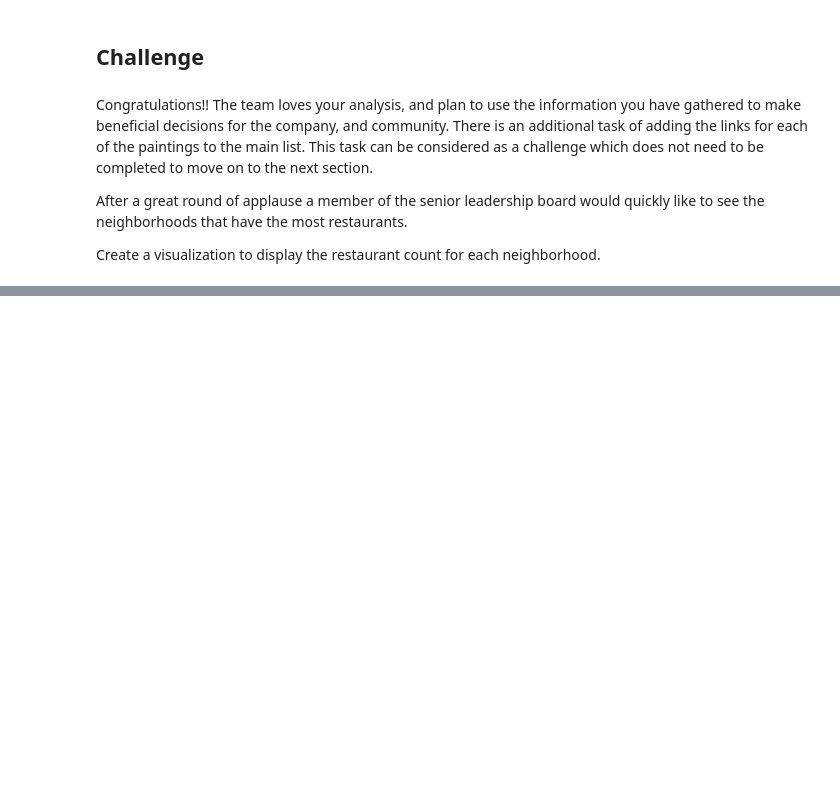
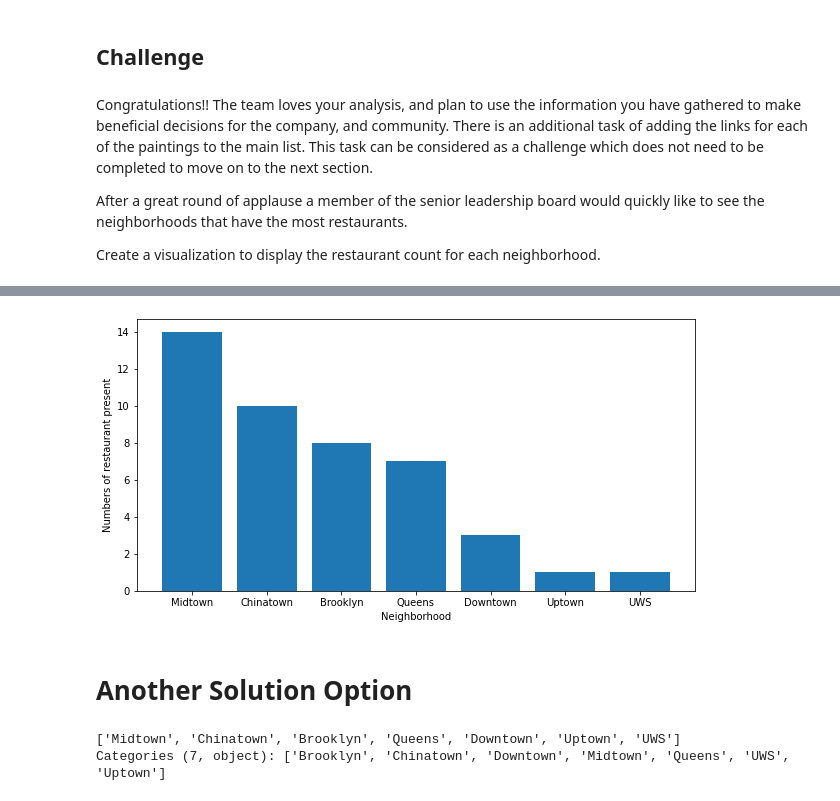
Before and after one commit to aoehiagwina/Restaurant_Data, a Jupyter notebook: foodwheel_project.ipynb, the cells around one changed output, grey strips where cells are left out. Cells and saved outputs as stored; diff of their text form; code cells hidden in the pictures; blank space fills up the shorter version.

```diff
--- a/foodwheel_project.ipynb
+++ b/foodwheel_project.ipynb
@@ -159,3 +180,6 @@ Congratulations!! The team loves your analysis, and plan to use the information
 After a great round of applause a member of the senior leadership board would quickly like to see the neighborhoods that have the most restaurants.
 
 Create a visualization to display the restaurant count for each neighborhood.
+# %%
+restaurant = pd.read_csv('restaurants.csv')
+restaurant.head()
@@ -161,0 +193,4 @@ Create a visualization to display the restaurant count for each neighborhood.
+# %%
+restaurant['neighborhood'] = pd.Categorical(restaurant['neighborhood'], ordered=False)
+city_count = restaurant['neighborhood'].value_counts()
+print(city_count)
@@ -161,0 +206,16 @@ Create a visualization to display the restaurant count for each neighborhood.
+# %%
+plt.figure(figsize=(10, 5))
+plt.bar(restaurant['neighborhood'].unique(), city_count.values,)
+plt.xlabel('Neighborhood')
+plt.ylabel('Numbers of restaurant present')
+plt.show()
+# %% [output]
+[figure, added]
+# %% [markdown]
+# Another Solution Option
+# %%
+# View the unique neighborhoods
+restaurant['neighborhood'].unique()
+# %% [output]
+['Midtown', 'Chinatown', 'Brooklyn', 'Queens', 'Downtown', 'Uptown', 'UWS']
+Categories (7, object): ['Brooklyn', 'Chinatown', 'Downtown', 'Midtown', 'Queens', 'UWS', 'Uptown']
```
Also changed, not shown: parts of 7 cells of this notebook.
